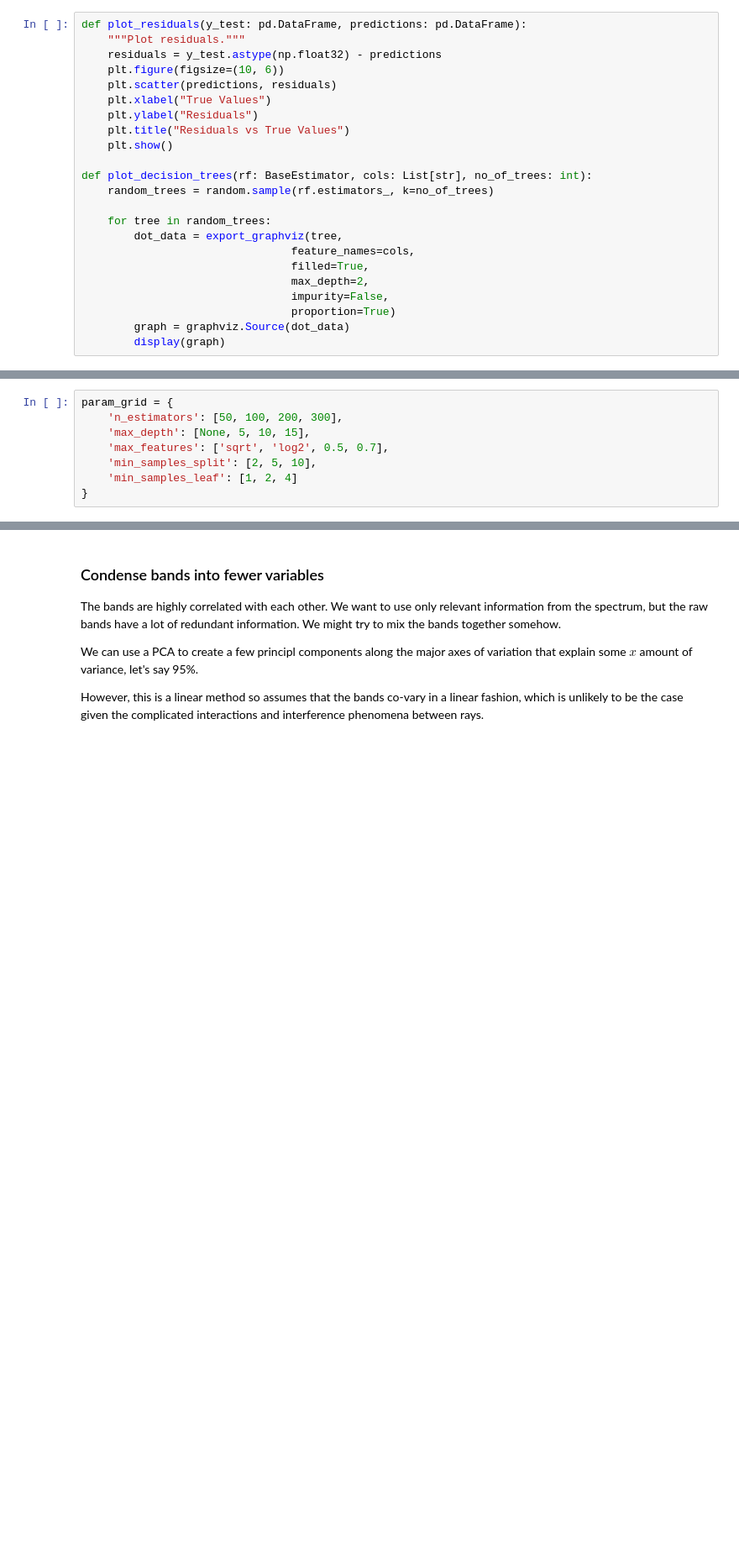
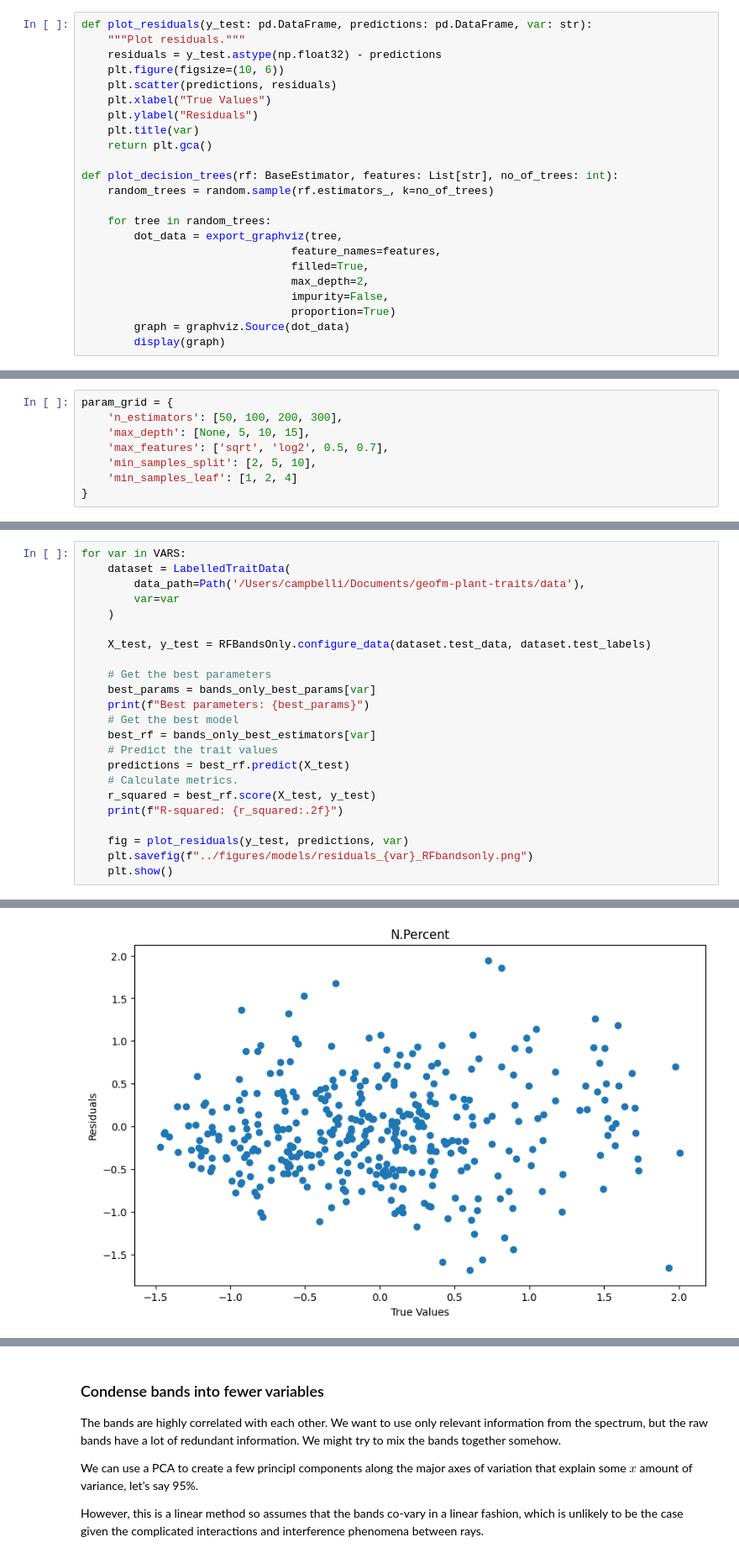
Before and after one commit to isaachcamp/geofm-plant-traits, a Jupyter notebook: notebooks/explore_random_forest.ipynb, the cells around one changed output, grey strips where cells are left out. Shown at 84% size. Saved outputs shown, nothing was run; the diff lists cells and outputs as text; blank space fills up the shorter version.

Commit message:
Add cells for grid search CV (aux & bands)

```diff
--- a/notebooks/explore_random_forest.ipynb
+++ b/notebooks/explore_random_forest.ipynb
@@ -47,22 +62,22 @@ def get_sorted_feature_importances(model, ordered_cols) -> pd.DataFrame:
     feature_importances = feature_importances.sort_values(by="Importance", ascending=False)
     return feature_importances
 # %%
-def plot_residuals(y_test: pd.DataFrame, predictions: pd.DataFrame):
+def plot_residuals(y_test: pd.DataFrame, predictions: pd.DataFrame, var: str):
     """Plot residuals."""
     residuals = y_test.astype(np.float32) - predictions
     plt.figure(figsize=(10, 6))
     plt.scatter(predictions, residuals)
     plt.xlabel("True Values")
     plt.ylabel("Residuals")
-    plt.title("Residuals vs True Values")
-    plt.show()
+    plt.title(var)
+    return plt.gca()
 
-def plot_decision_trees(rf: BaseEstimator, cols: List[str], no_of_trees: int):
+def plot_decision_trees(rf: BaseEstimator, features: List[str], no_of_trees: int):
     random_trees = random.sample(rf.estimators_, k=no_of_trees)
 
     for tree in random_trees:
         dot_data = export_graphviz(tree,
-                                feature_names=cols,
+                                feature_names=features,
                                 filled=True,
                                 max_depth=2,
                                 impurity=False,
@@ -310,0 +400,24 @@ param_grid = {
+# %%
+for var in VARS:
+    dataset = LabelledTraitData(
+        data_path=Path('/Users/campbelli/Documents/geofm-plant-traits/data'),
+        var=var
+    )
+
+    X_test, y_test = RFBandsOnly.configure_data(dataset.test_data, dataset.test_labels)
+
+    # Get the best parameters
+    best_params = bands_only_best_params[var]
+    print(f"Best parameters: {best_params}")
+    # Get the best model
+    best_rf = bands_only_best_estimators[var]
+    # Predict the trait values
+    predictions = best_rf.predict(X_test)
+    # Calculate metrics.
+    r_squared = best_rf.score(X_test, y_test)
+    print(f"R-squared: {r_squared:.2f}")
+
+    fig = plot_residuals(y_test, predictions, var)
+    plt.savefig(f"../figures/models/residuals_{var}_RFbandsonly.png")
+    plt.show()
+# %% [output]
@@ -310,0 +426 @@ param_grid = {
+[figure, added]
```
Also changed, not shown: parts of 13 cells of this notebook.
